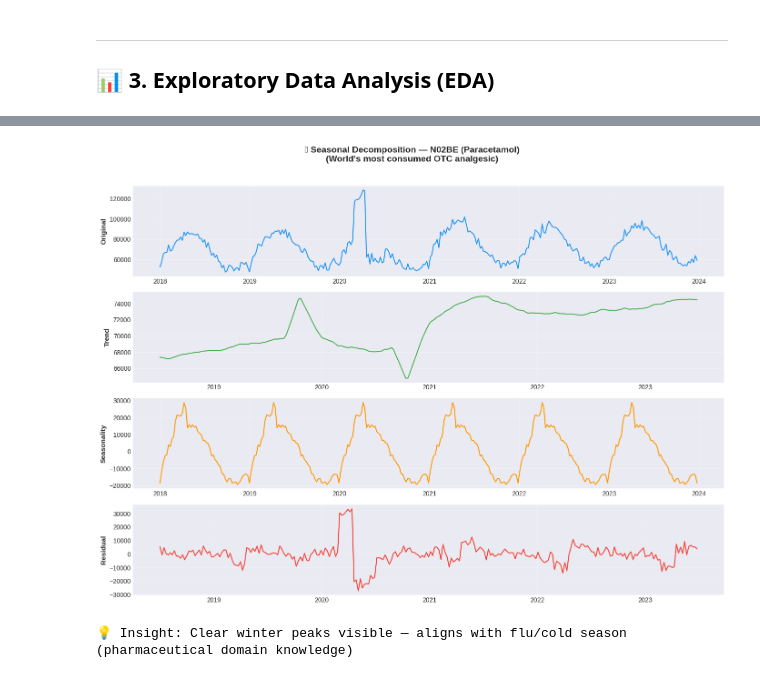
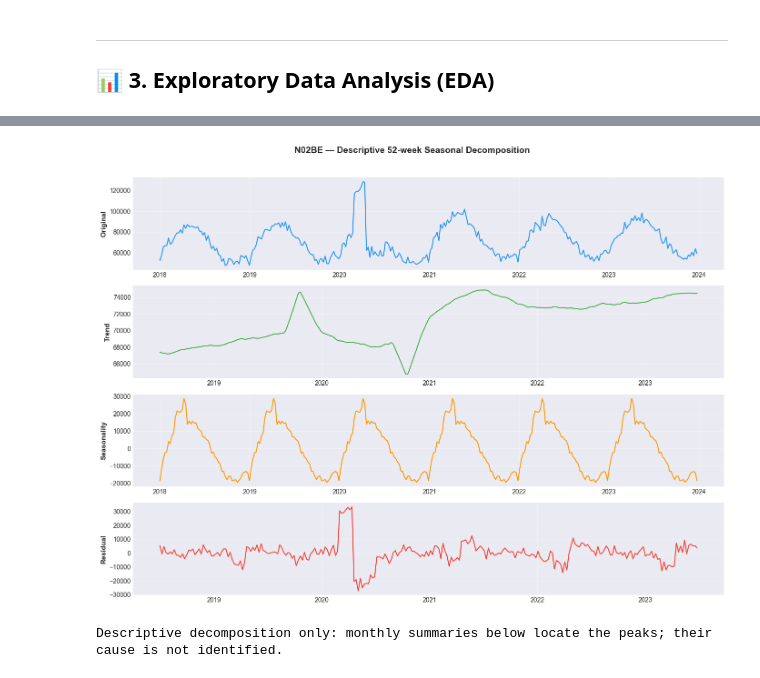
Before and after one commit to latiphy-s/forecast-of-drug-pharma-demand, a Jupyter notebook: pharma-drug-demand-forecasting-iqvia.ipynb, the cells around one changed output, grey strips where cells are left out. Saved outputs shown, nothing was run; the diff lists cells and outputs as text; code cells hidden in the pictures.

```diff
--- a/pharma-drug-demand-forecasting-iqvia.ipynb
+++ b/pharma-drug-demand-forecasting-iqvia.ipynb
@@ -34,7 +55,7 @@ for dirname, _, filenames in os.walk('/kaggle/input'):
 import numpy as np
 import pandas as pd
 import warnings
-warnings.filterwarnings('ignore')
+# Keep warnings visible so dependency and model issues can be diagnosed.
 
 # ── Visualization ──
 import matplotlib.pyplot as plt
@@ -62,10 +83,10 @@ from tensorflow.keras.optimizers import Adam
 from prophet import Prophet
 
 # ── Settings ──
-plt.style.use('seaborn-v0_8-darkgrid')
+plt.style.use('seaborn-v0_8-darkgrid' if 'seaborn-v0_8-darkgrid' in plt.style.available else 'default')
 sns.set_palette('husl')
 pd.set_option('display.float_format', lambda x: '%.3f' % x)
 
 print(f'✅ TensorFlow version: {tf.__version__}')
-print(f'✅ All libraries loaded successfully!')
+print('✅ All libraries loaded successfully!')
 # %% [output]
@@ -83,20 +96,26 @@ W0000 00:00:1773690850.467262      24 computation_placer.cc:177] computation pla
 ---
 ## 📂 2. Load & Explore the Dataset
 # %%
-# ── Load IQVIA MIDAS Dataset ──
-# Source: IQVIA MIDAS — Northeast US Market | Weekly Rx & OTC Sales 2018–2023
-# Note: Data reflects aggregated market-level sales (Extended Units)
-# Proprietary format anonymized for public sharing
-
-df = pd.read_csv('/kaggle/input/datasets/mderya/iqvia-pharma-sales/iqvia_pharma_sales.csv')
+# Load the supplied local CSV; provenance is not independently verified.
+df = pd.read_csv(DATA_PATH)
 
 # Parse date column
 df['datum'] = pd.to_datetime(df['datum'])
 df = df.sort_values('datum').reset_index(drop=True)
+sales_columns = ['M01AB', 'M01AE', 'N02BA', 'N02BE', 'N05B', 'N05C', 'R03', 'R06']
+if df['datum'].isna().any() or df['datum'].duplicated().any():
+    raise ValueError('Dates must be valid and unique.')
+if not df['datum'].diff().dropna().eq(pd.Timedelta(days=7)).all():
+    raise ValueError('Expected regular weekly observations; inspect gaps before modeling.')
+df[sales_columns] = df[sales_columns].apply(pd.to_numeric, errors='raise')
+if not np.isfinite(df[sales_columns].to_numpy()).all():
+    raise ValueError('Sales contain missing or non-finite values; resolve them before modeling.')
+if (df[sales_columns] < 0).any().any():
+    raise ValueError('Negative sales require investigation before modeling.')
 
 print(f'📐 Shape: {df.shape}')
 print(f'📅 Date Range: {df["datum"].min()} → {df["datum"].max()}')
-print(f'🏥 Data Source: {df["data_source"].iloc[0]}')
+print(f'🏥 Source label: {df["data_source"].iloc[0]}')
 print(f'🌎 Region: {df["region"].iloc[0]}')
 print(f'\n🔍 First 5 rows:')
 df.head()
@@ -213,30 +250,30 @@ fig.show(renderer="iframe")
 # %%
 # ── 3.2 Seasonal Decomposition (Focus: N02BE - Paracetamol) ──
-# Paracetamol is the world's most used OTC drug — strong seasonal pattern expected
+# Descriptive additive decomposition: a 52-week cycle approximates a calendar year.
+# The method imposes a repeating seasonal component; it does not prove causality.
 
 ts = df.set_index('datum')['N02BE']
 decomp = seasonal_decompose(ts, model='additive', period=52)  # 52 weeks = 1 year
 
 fig, axes = plt.subplots(4, 1, figsize=(14, 10))
-fig.suptitle('🔬 Seasonal Decomposition — N02BE (Paracetamol)\n(World\'s most consumed OTC analgesic)',
-             fontsize=14, fontweight='bold', y=1.02)
+fig.suptitle('N02BE — Descriptive 52-week Seasonal Decomposition', fontsize=14, fontweight='bold', y=1.02)
 
 components = [('Original', decomp.observed, '#2196F3'),
               ('Trend', decomp.trend, '#4CAF50'),
               ('Seasonality', decomp.seasonal, '#FF9800'),
               ('Residual', decomp.resid, '#F44336')]
 
 for ax, (label, data, color) in zip(axes, components):
     ax.plot(data, color=color, linewidth=1.5)
     ax.set_ylabel(label, fontsize=11, fontweight='bold')
     ax.grid(True, alpha=0.3)
 
 plt.tight_layout()
 plt.show()
-print('💡 Insight: Clear winter peaks visible — aligns with flu/cold season (pharmaceutical domain knowledge)')
+print('Descriptive decomposition only: monthly summaries below locate the peaks; their cause is not identified.')
 # %% [output]
-[figure, old version]
+[figure, new version]
-💡 Insight: Clear winter peaks visible — aligns with flu/cold season (pharmaceutical domain knowledge)
+Descriptive decomposition only: monthly summaries below locate the peaks; their cause is not identified.
 # %%
 # ── 3.3 Monthly Seasonality Heatmap ──
 df['year'] = df['datum'].dt.year
```
Also changed, not shown: parts of 33 cells of this notebook, 16 other files.
